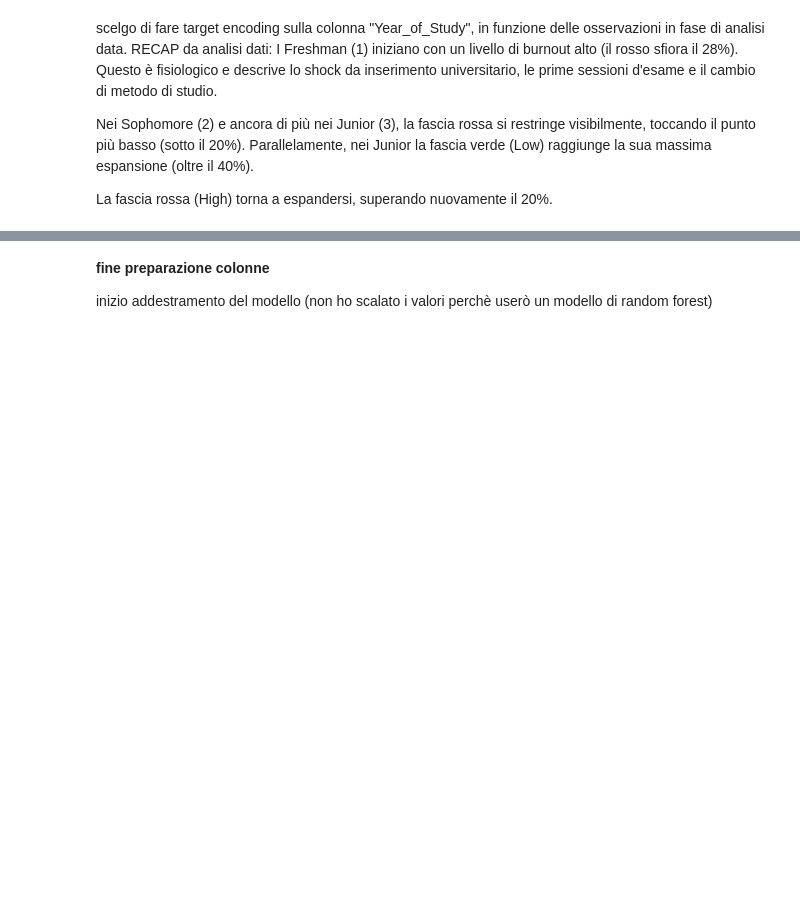
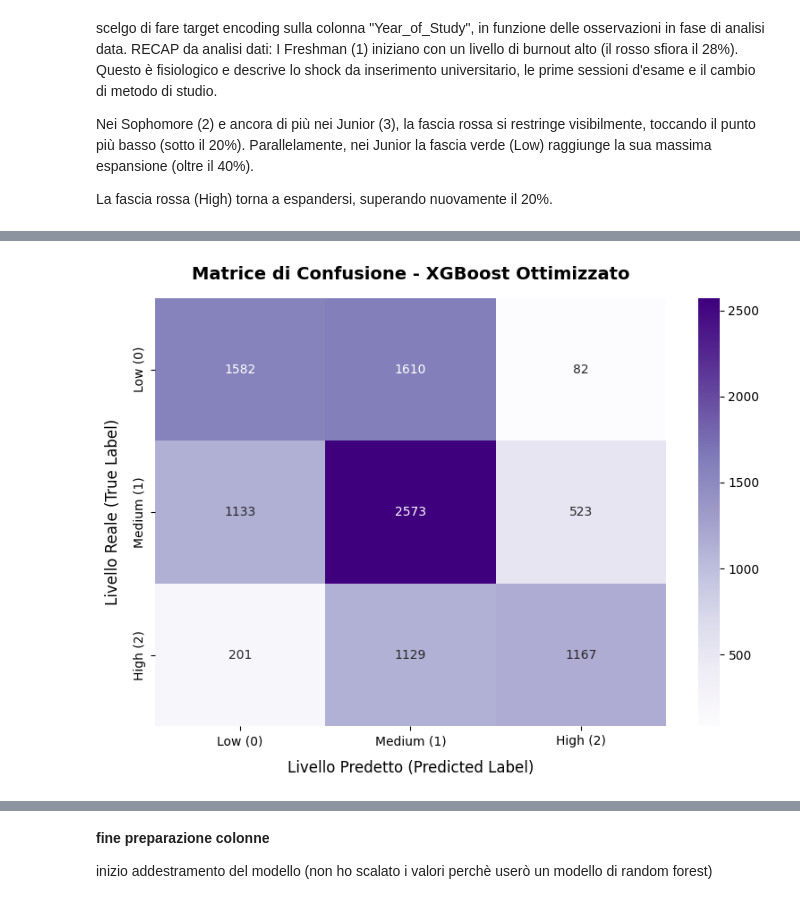
Before and after one commit to GabrieleBan/AI_Impact_on_Students, a Jupyter notebook: predizione burnout__v2.ipynb, the cells around one changed output, grey strips where cells are left out. Saved outputs shown, nothing was run; the diff lists cells and outputs as text; code cells hidden in the pictures; blank space fills up the shorter version.

```diff
--- a/predizione burnout__v2.ipynb
+++ b/predizione burnout__v2.ipynb
@@ -122,10 +225,0 @@ X_test = X_test_encoded.copy()
-# %%
-# 5. Eliminiamo la vecchia colonna categorica 'Year_of_Study' se presente
-if 'Year_of_Study' in X_train.columns:
-    X_train.drop(columns=['Year_of_Study'], inplace=True)
-if 'Year_of_Study' in X_test.columns:
-    X_test.drop(columns=['Year_of_Study'], inplace=True)
-
-# Verifica finale per essere sicuri al 100%
-print("Colonne create con successo:")
-print([c for c in X_train.columns if 'Year_of_Study_Prob' in c])
@@ -154,0 +328,25 @@ Informazione totale preservata: 99.48%
+# %%
+# 1. Calcoliamo la matrice di confusione numerica
+# Specifichiamo labels=[0, 1, 2] per essere sicuri dell'ordine delle classi
+matrice_xgb = confusion_matrix(y_test, y_pred_xgb, labels=[0, 1, 2])
+
+# 2. Creiamo il grafico a mappa di calore (Heatmap)
+plt.figure(figsize=(8, 6))
+sns.heatmap(
+    matrice_xgb,
+    annot=True,          # Mostra i numeri dentro i quadrati
+    fmt='d',             # Formato numeri interi (discreti)
+    cmap='Purples',      # Colore viola (molto in stile XGBoost!)
+    xticklabels=['Low (0)', 'Medium (1)', 'High (2)'],
+    yticklabels=['Low (0)', 'Medium (1)', 'High (2)']
+)
+
+# 3. Personalizzazione dei titoli e delle etichette
+plt.title('Matrice di Confusione - XGBoost Ottimizzato', fontsize=14, fontweight='bold', pad=15)
+plt.ylabel('Livello Reale (True Label)', fontsize=12, labelpad=10)
+plt.xlabel('Livello Predetto (Predicted Label)', fontsize=12, labelpad=10)
+
+plt.tight_layout()
+plt.show()
+# %% [output]
+[figure, added]
```
Also changed, not shown: parts of 44 cells of this notebook, 1 other file.
